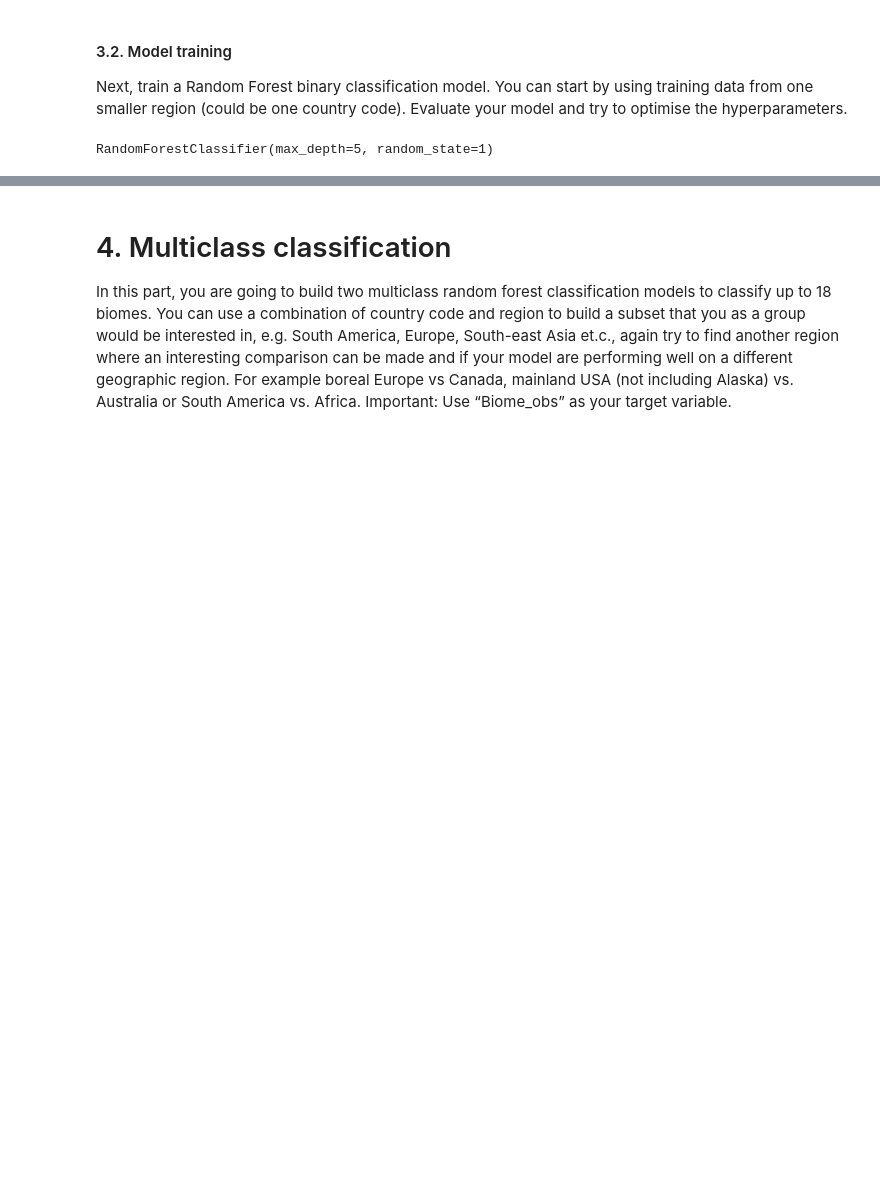
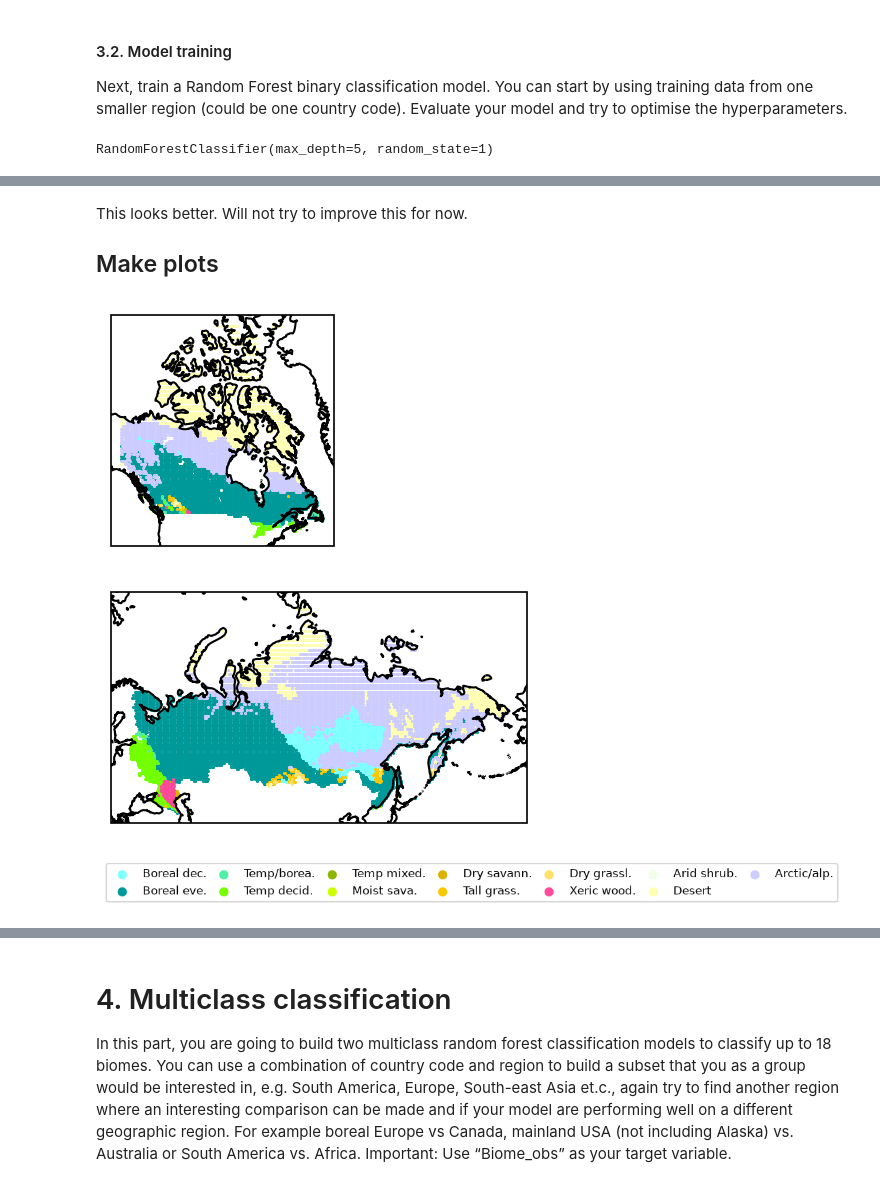
Before and after one commit to AndreaRaaschou/BERN01, a Jupyter notebook: biome_project/Hugo/main.ipynb, the cells around one changed output, grey strips where cells are left out. Cells and saved outputs as stored; diff of their text form; code cells hidden in the pictures; blank space fills up the shorter version.

```diff
--- a/biome_project/Hugo/main.ipynb
+++ b/biome_project/Hugo/main.ipynb
@@ -293,9 +316,0 @@ proj_russia = ccrs.Mercator(central_longitude=russia_mean_lon)
-# %%
-fig, ax = plt.subplots(figsize=(10, 5), subplot_kw=dict(projection=proj_russia))
-
-for i, name in enumerate(biome_names):
-    biome = russia_df.filter(pl.col("Biome_obs_lpj") == i + 1)
-    ax.scatter(biome.select(pl.col("Lon")).to_numpy().flatten(),
-                biome.select(pl.col("Lat")).to_numpy().flatten(),
-                color=biome_rgbs[i], s=.6, label=name, transform=proj)
-ax.coastlines()
@@ -305,3 +413,74 @@ ax.coastlines()
+# %% [markdown]
+This looks better. Will not try to improve this for now.
+
+## Make plots
+# %%
+fig_size = (10, 2)
+s = 0.25
+dpi = 150
+
+canada_mean_lon = canada_df.select(pl.col("Lon")).mean().item()
+proj_canada = ccrs.Mercator(central_longitude=canada_mean_lon)
+fig, ax = plt.subplots(figsize=fig_size, dpi=dpi, subplot_kw={"projection": proj_canada})
+
+present_biomes_canada = canada_df.select("Biome_obs_lpj").unique().sort("Biome_obs_lpj").to_series().to_list()
+for biome_id in present_biomes_canada:
+    i = biome_id - 1
+    name = biome_names[i]
+    biome = canada_df.filter(pl.col("Biome_obs_lpj") == biome_id)
+    ax.scatter(
+        biome["Lon"].to_numpy(),
+        biome["Lat"].to_numpy(),
+        color=biome_rgbs[i],
+        s=s,
+        transform=proj
+        )
+
+ax.coastlines()
+plt.savefig(FIG_DIR + "biome_distribution_canada.pdf", bbox_inches='tight')
+plt.show()
+
+
+russia_mean_lon = russia_df.select(pl.col("Lon")).mean().item()
+proj_russia = ccrs.Mercator(central_longitude=russia_mean_lon)
+fig, ax = plt.subplots(figsize=fig_size, dpi=dpi, subplot_kw=dict(projection=proj_russia))
+
+present_biomes_russia = russia_df.select("Biome_obs_lpj").unique().sort("Biome_obs_lpj").to_series().to_list()
+for biome_id in present_biomes_russia:
+    i = biome_id - 1
+    name = biome_names[i]
+    biome = russia_df.filter(pl.col("Biome_obs_lpj") == biome_id)
+    ax.scatter(
+        biome["Lon"].to_numpy(),
+        biome["Lat"].to_numpy(),
+        color=biome_rgbs[i],
+        s=s,
+        transform=proj
+        )
+
+ax.coastlines()
+plt.savefig(FIG_DIR + "biome_distribution_russia.pdf", bbox_inches='tight')
+plt.show()
+
+# render legend separately
+fig, ax = plt.subplots(figsize=(0.1,0.1), dpi=dpi)
+
+# take stable union
+present_biomes = list(set(present_biomes_canada) | set(present_biomes_russia))
+for biome_id in present_biomes:
+    i = biome_id - 1
+    name = biome_names[i]
+    if len(name) > 10:
+        name = name[:10] + "."
+    ax.scatter([], [], color=biome_rgbs[i], label=name, s=30)
+ax.axis('off')
+legend = ax.legend(loc="center", ncols=7, columnspacing=0.5)
+plt.savefig(FIG_DIR + "biome_distribution_legend.pdf", bbox_inches='tight')
+plt.show()
+# %% [output]
+[figure, added]
+[figure, added]
+[figure, added]
 # %%
 fig, ax = plt.subplots(figsize=(10, 5), subplot_kw=dict(projection=proj_russia))
 
```
Also changed, not shown: parts of 75 cells of this notebook.
